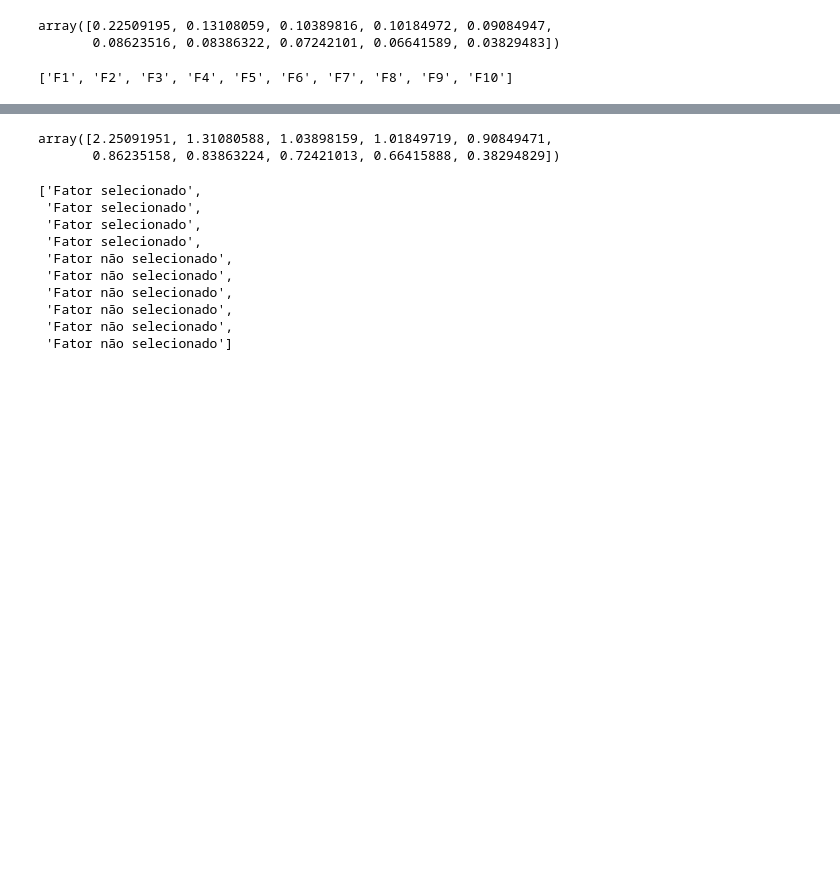
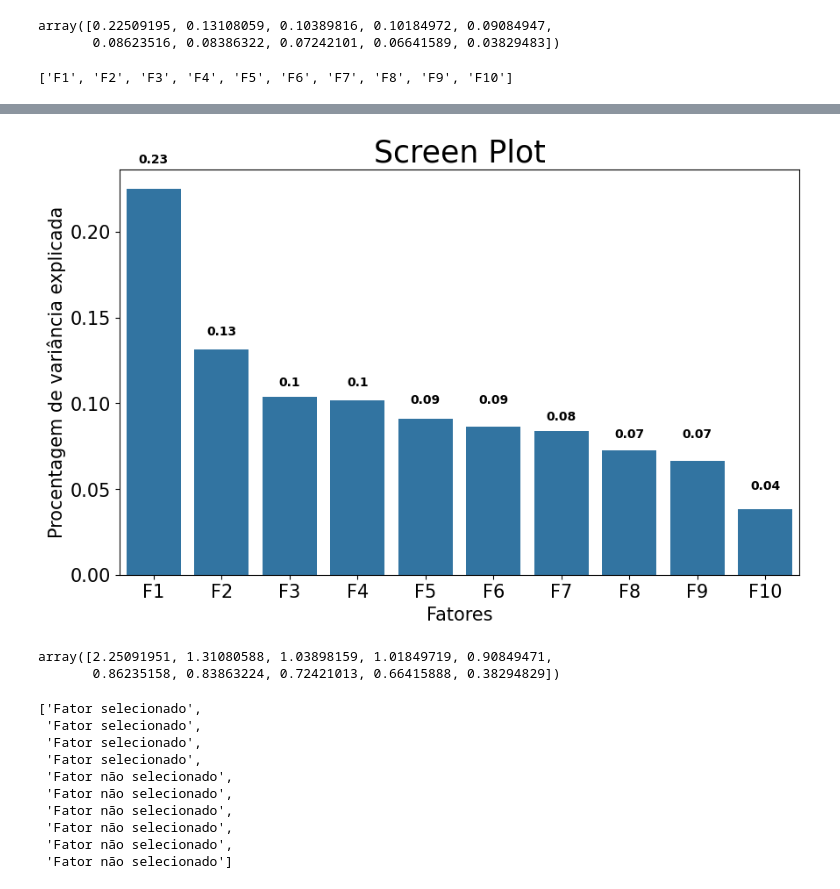
Before and after one commit to renatohack/2024.2-machine-learning, a Jupyter notebook: pb/tp3/smote/pb_tp3-std-pca-res.ipynb, the cells around one changed output, grey strips where cells are left out. Saved outputs shown, nothing was run; the diff lists cells and outputs as text; code cells hidden in the pictures; blank space fills up the shorter version.

```diff
--- a/pb/tp3/smote/pb_tp3-std-pca-res.ipynb
+++ b/pb/tp3/smote/pb_tp3-std-pca-res.ipynb
@@ -93,7 +93,7 @@ x_train, x_test, y_train, y_test = train_test_split(data, target, test_size=0.2,
 # %%
 sm = SMOTE(random_state=1)
 rus = RandomUnderSampler(random_state=42)
-x_train, y_train = sm.fit_resample(x_train, y_train)
+x_train, y_train = rus.fit_resample(x_train, y_train)
 # %% [markdown]
 ### Processing
 # %% [markdown]
@@ -141,3 +131,22 @@ fig.show()
+# %%
+# Create the bar plot
+plt.figure(figsize=(10, 6))
+ax = sns.barplot(x=fatores, y=pca.explained_variance_ratio_)
+
+# Add text annotations
+for i, v in enumerate(np.around(pca.explained_variance_ratio_, decimals=2)):
+    ax.text(i, v + 0.01, str(v), color='black', ha='center', fontweight='bold')
+
+# Add title and labels
+ax.set_title("Screen Plot", fontsize=25)
+ax.set_xlabel("Fatores", fontsize=15)
+ax.set_ylabel("Procentagem de variância explicada", fontsize=15)
+ax.tick_params(axis='x', labelsize=15)
+ax.tick_params(axis='y', labelsize=15)
+
+plt.show()
+# %% [output]
+[figure, added]
 # %%
 autovalores = pca.explained_variance_ratio_ * n_fatores
 autovalores
```
Also changed, not shown: parts of 3 cells of this notebook, 6 other files.
